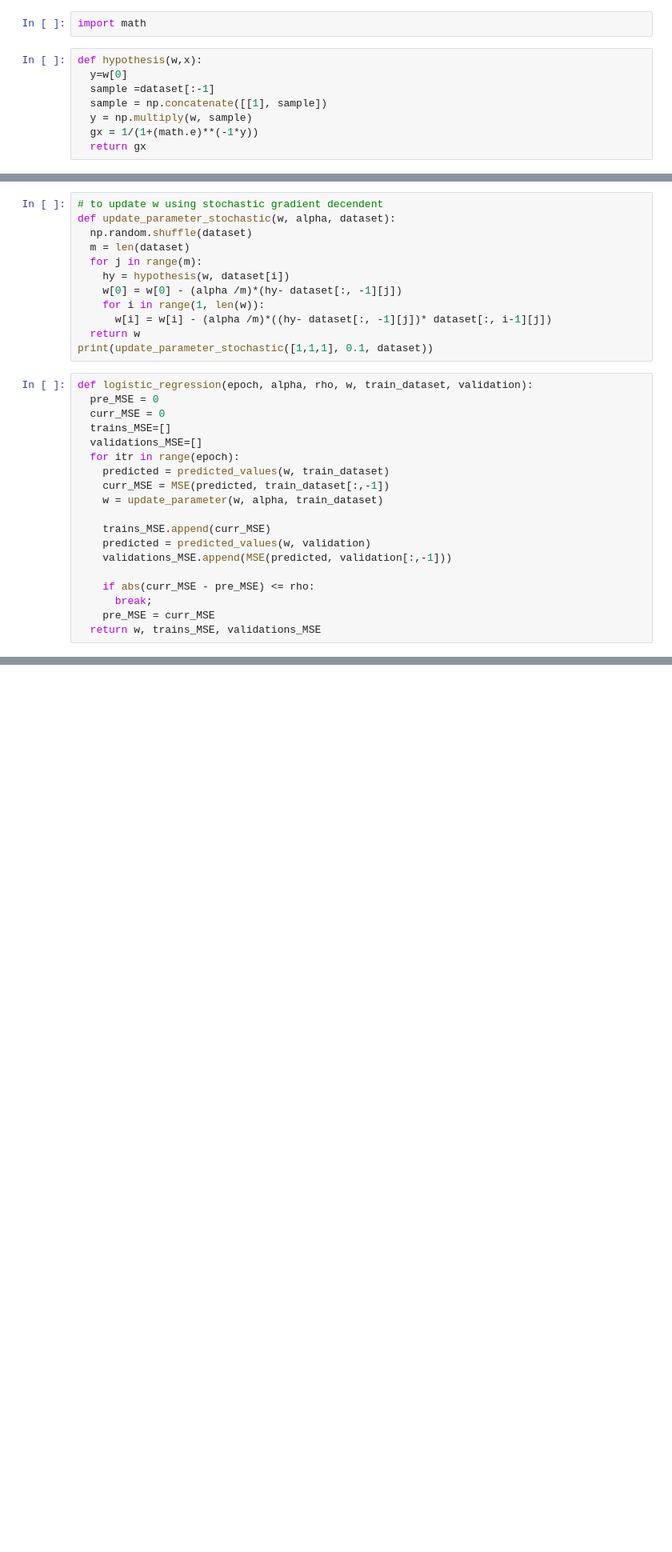
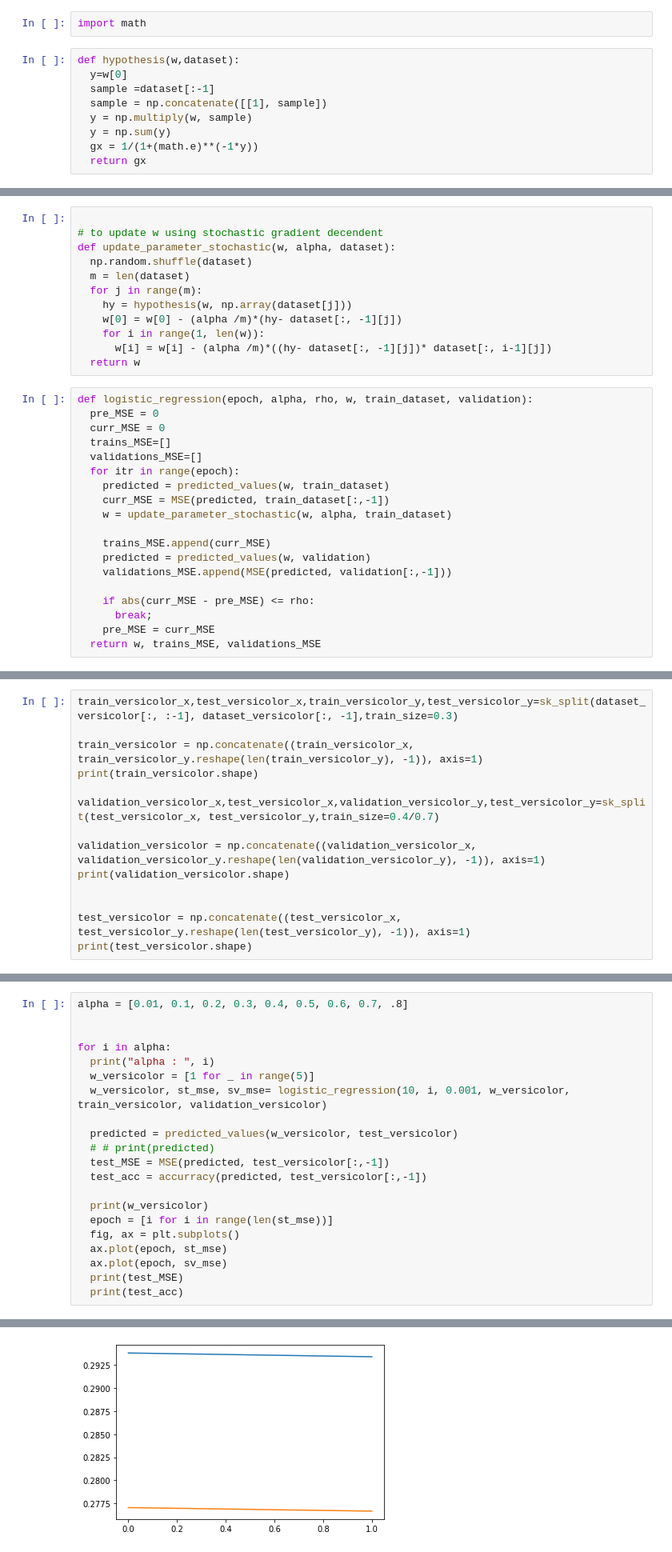
Before and after one commit to 95871abhinandankumar/Machine-learning, a Jupyter notebook: ML_multiclass_classification_lab6.ipynb, the cells around one changed output, grey strips where cells are left out. Shown at 80% size. Cells and saved outputs as stored; diff of their text form; blank space fills up the shorter version.

```diff
--- a/ML_multiclass_classification_lab6.ipynb
+++ b/ML_multiclass_classification_lab6.ipynb
@@ -105,11 +123,12 @@ print(dataset_verginica)
 # %%
 import math
 # %%
-def hypothesis(w,x):
+def hypothesis(w,dataset):
   y=w[0]
   sample =dataset[:-1]
   sample = np.concatenate([[1], sample])
   y = np.multiply(w, sample)
+  y = np.sum(y)
   gx = 1/(1+(math.e)**(-1*y))
   return gx
 # %%
@@ -128,15 +161,15 @@ def MSE(predicted, actual):
 # %%
+
 # to update w using stochastic gradient decendent
 def update_parameter_stochastic(w, alpha, dataset):
   np.random.shuffle(dataset)
   m = len(dataset)
   for j in range(m):
-    hy = hypothesis(w, dataset[i])
+    hy = hypothesis(w, np.array(dataset[j]))
     w[0] = w[0] - (alpha /m)*(hy- dataset[:, -1][j])
     for i in range(1, len(w)):
       w[i] = w[i] - (alpha /m)*((hy- dataset[:, -1][j])* dataset[:, i-1][j])
   return w
-print(update_parameter_stochastic([1,1,1], 0.1, dataset))
 # %%
 def logistic_regression(epoch, alpha, rho, w, train_dataset, validation):
   pre_MSE = 0
@@ -146,7 +179,7 @@ def logistic_regression(epoch, alpha, rho, w, train_dataset, validation):
   for itr in range(epoch):
     predicted = predicted_values(w, train_dataset)
     curr_MSE = MSE(predicted, train_dataset[:,-1])
-    w = update_parameter(w, alpha, train_dataset)
+    w = update_parameter_stochastic(w, alpha, train_dataset)
 
     trains_MSE.append(curr_MSE)
     predicted = predicted_values(w, validation)
@@ -203,0 +266,14 @@ print(train_setosa)
+# %%
+train_versicolor_x,test_versicolor_x,train_versicolor_y,test_versicolor_y=sk_split(dataset_versicolor[:, :-1], dataset_versicolor[:, -1],train_size=0.3)
+
+train_versicolor = np.concatenate((train_versicolor_x, train_versicolor_y.reshape(len(train_versicolor_y), -1)), axis=1)
+print(train_versicolor.shape)
+
+validation_versicolor_x,test_versicolor_x,validation_versicolor_y,test_versicolor_y=sk_split(test_versicolor_x, test_versicolor_y,train_size=0.4/0.7)
+
+validation_versicolor = np.concatenate((validation_versicolor_x, validation_versicolor_y.reshape(len(validation_versicolor_y), -1)), axis=1)
+print(validation_versicolor.shape)
+
+
+test_versicolor = np.concatenate((test_versicolor_x, test_versicolor_y.reshape(len(test_versicolor_y), -1)), axis=1)
+print(test_versicolor.shape)
@@ -203,0 +284,22 @@ print(train_setosa)
+# %%
+alpha = [0.01, 0.1, 0.2, 0.3, 0.4, 0.5, 0.6, 0.7, .8]
+
+
+for i in alpha:
+  print("alpha : ", i)
+  w_versicolor = [1 for _ in range(5)]
+  w_versicolor, st_mse, sv_mse= logistic_regression(10, i, 0.001, w_versicolor, train_versicolor, validation_versicolor)
+
+  predicted = predicted_values(w_versicolor, test_versicolor)
+  # # print(predicted)
+  test_MSE = MSE(predicted, test_versicolor[:,-1])
+  test_acc = accurracy(predicted, test_versicolor[:,-1])
+
+  print(w_versicolor)
+  epoch = [i for i in range(len(st_mse))]
+  fig, ax = plt.subplots()
+  ax.plot(epoch, st_mse)
+  ax.plot(epoch, sv_mse)
+  print(test_MSE)
+  print(test_acc)
+# %% [output]
@@ -203,0 +323 @@ print(train_setosa)
+[figure, added]
```
Also changed, not shown: parts of 10 cells of this notebook.
